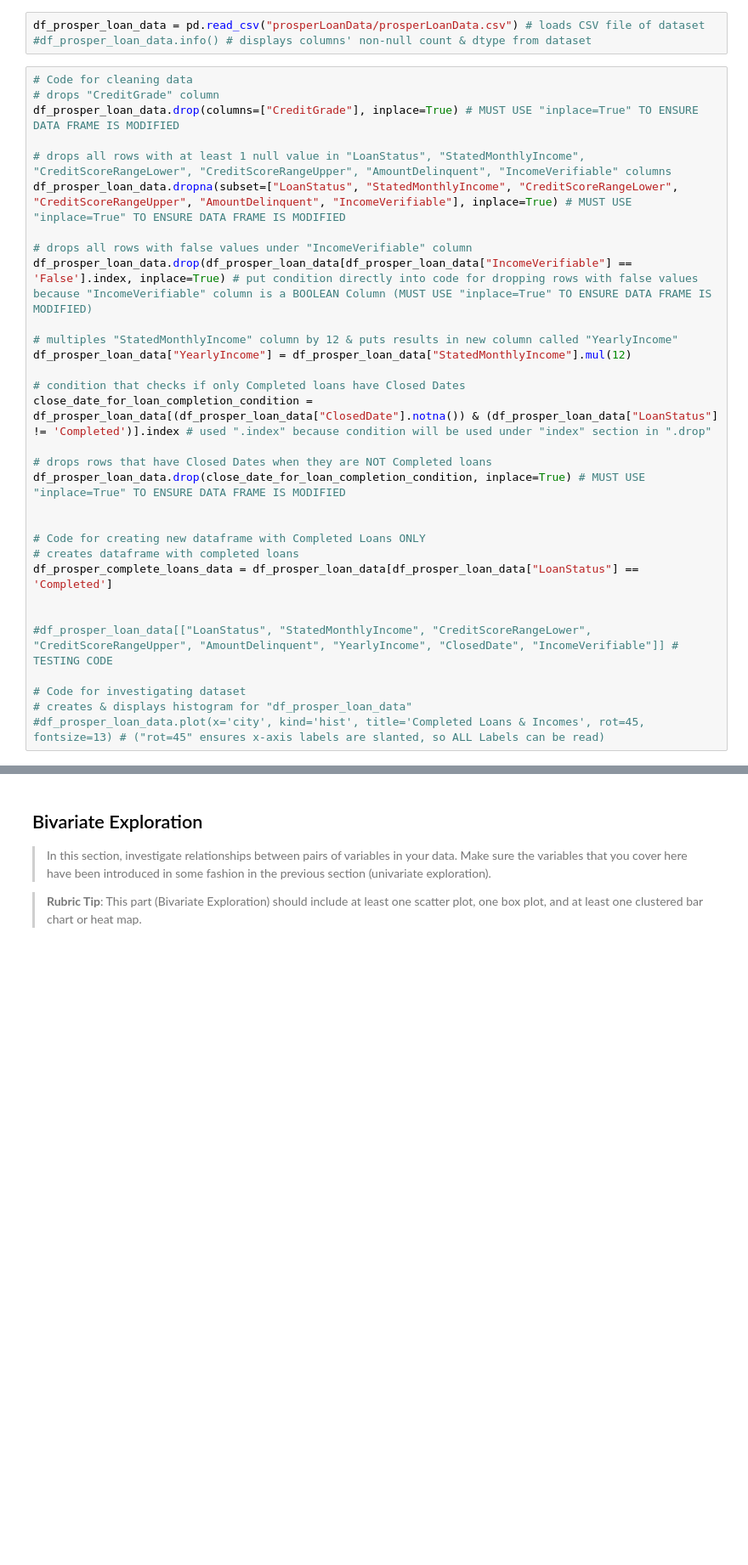
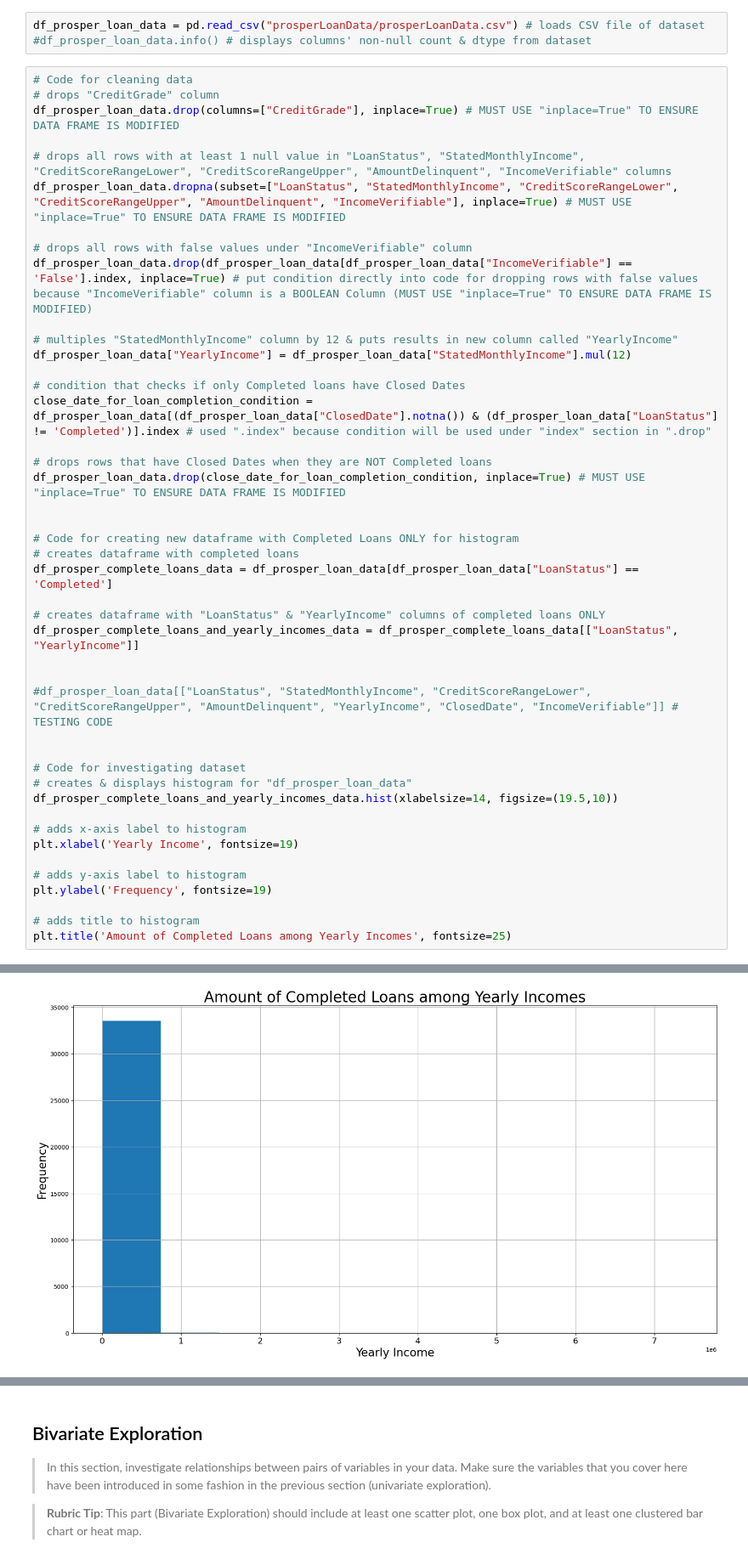
Before and after one commit to jwGitHub9860/Communicate_Data_Findings, a Jupyter notebook: Part_I_exploration_template.ipynb, the cells around one changed output, grey strips where cells are left out. Shown at 85% size. Saved outputs shown, nothing was run; the diff lists cells and outputs as text; blank space fills up the shorter version.

```diff
--- a/Part_I_exploration_template.ipynb
+++ b/Part_I_exploration_template.ipynb
@@ -198,14 +198,27 @@ close_date_for_loan_completion_condition = df_prosper_loan_data[(df_prosper_loan
 df_prosper_loan_data.drop(close_date_for_loan_completion_condition, inplace=True) # MUST USE "inplace=True" TO ENSURE DATA FRAME IS MODIFIED
 
 
-# Code for creating new dataframe with Completed Loans ONLY
+# Code for creating new dataframe with Completed Loans ONLY for histogram
 # creates dataframe with completed loans
 df_prosper_complete_loans_data = df_prosper_loan_data[df_prosper_loan_data["LoanStatus"] == 'Completed']
+
+# creates dataframe with "LoanStatus" & "YearlyIncome" columns of completed loans ONLY
+df_prosper_complete_loans_and_yearly_incomes_data = df_prosper_complete_loans_data[["LoanStatus", "YearlyIncome"]]
 
 
 #df_prosper_loan_data[["LoanStatus", "StatedMonthlyIncome", "CreditScoreRangeLower", "CreditScoreRangeUpper", "AmountDelinquent", "YearlyIncome", "ClosedDate", "IncomeVerifiable"]] # TESTING CODE
 
+
 # Code for investigating dataset
 # creates & displays histogram for "df_prosper_loan_data"
-#df_prosper_loan_data.plot(x='city', kind='hist', title='Completed Loans & Incomes', rot=45, fontsize=13) # ("rot=45" ensures x-axis labels are slanted, so ALL Labels can be read)
+df_prosper_complete_loans_and_yearly_incomes_data.hist(xlabelsize=14, figsize=(19.5,10))
+
+# adds x-axis label to histogram
+plt.xlabel('Yearly Income', fontsize=19)
+
+# adds y-axis label to histogram
+plt.ylabel('Frequency', fontsize=19)
+
+# adds title to histogram
+plt.title('Amount of Completed Loans among Yearly Incomes', fontsize=25)
 # %% [output]
@@ -225,3 +226,4 @@ df_prosper_complete_loans_data = df_prosper_loan_data[df_prosper_loan_data["Loan
+[figure, added]
 # %% [markdown]
 ### Discuss the distribution(s) of your variable(s) of interest. Were there any unusual points? Did you need to perform any transformations?
 
```
Also changed, not shown: parts of 2 cells of this notebook.
